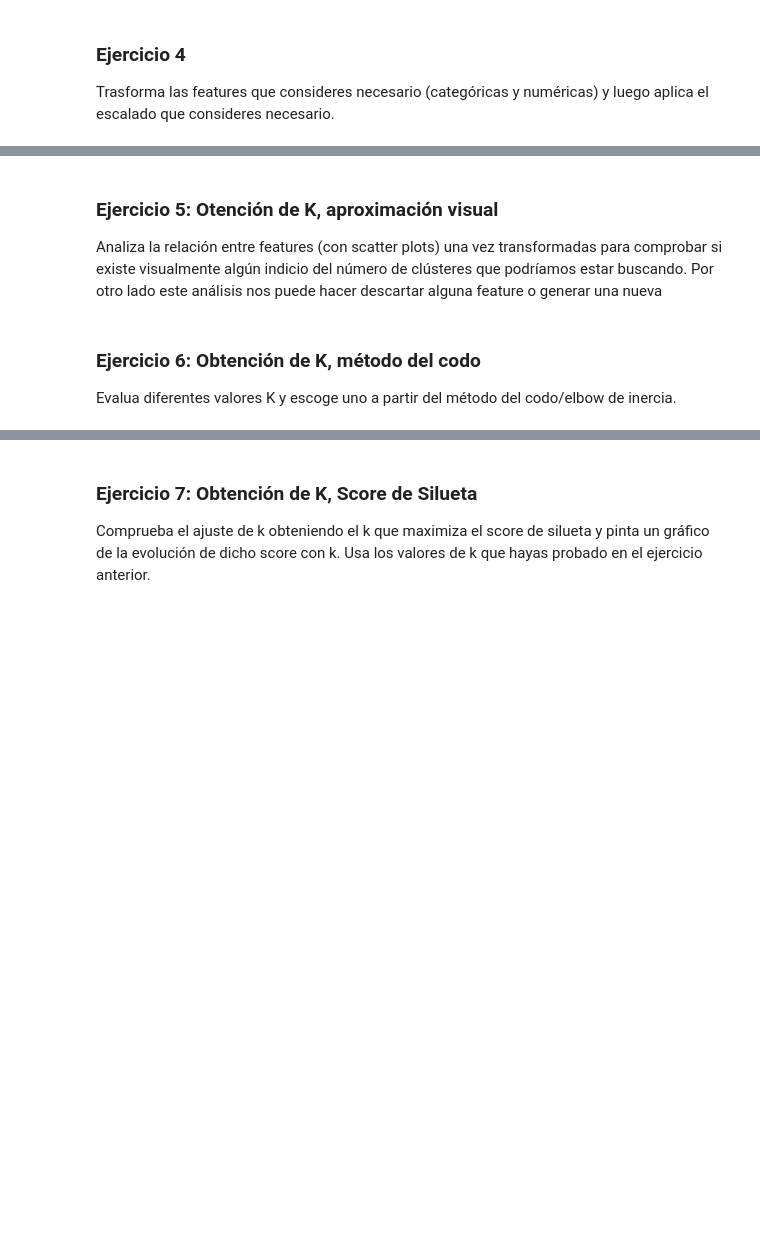
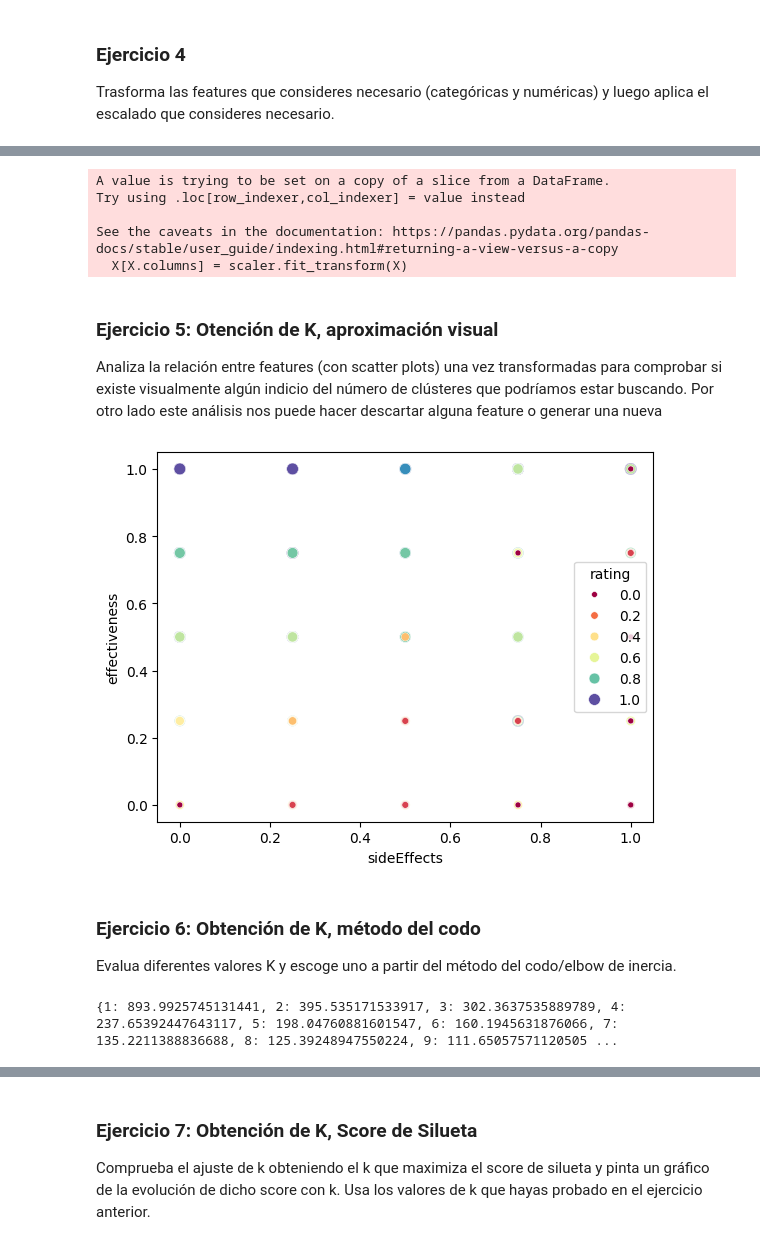
Before and after one commit to vrieraj/ONLINE_DS_THEBRIDGE_Ejercicios, a Jupyter notebook: 04_Machine_Learning/Sprint_13/Unidad_01/Ejercicios_Workout/13_Ejercicios_K-Means.ipynb, the cells around one changed output, grey strips where cells are left out. Saved outputs shown, nothing was run; the diff lists cells and outputs as text; code cells hidden in the pictures; blank space fills up the shorter version.

```diff
--- a/04_Machine_Learning/Sprint_13/Unidad_01/Ejercicios_Workout/13_Ejercicios_K-Means.ipynb
+++ b/04_Machine_Learning/Sprint_13/Unidad_01/Ejercicios_Workout/13_Ejercicios_K-Means.ipynb
@@ -57,3 +79,6 @@ Como es un problema no supervisado (vamos a intentar agrupar los medicamentos si
 ### Ejercicio 3
 
 Construye un train set (llámalo X) sólo con las features que hayas seleccionado del ejercicio anterior (es decir las que no hayas descartado como posibles features)
+# %%
+X = df[['rating', 'sideEffects', 'effectiveness']]
+X.info()
@@ -63,0 +121,6 @@ Trasforma las features que consideres necesario (categóricas y numéricas) y lu
+# %%
+side_effects = {'No Side Effects':0,'Mild Side Effects':1, 'Moderate Side Effects':2, 'Severe Side Effects':3, 'Extremely Severe Side Effects':4}
+effecttiveness = {'Ineffective':0,'Marginally Effective':1, 'Moderately Effective':2, 'Considerably Effective':3, 'Highly Effective':4}
+
+X.sideEffects = X.sideEffects.map(side_effects)
+X.effectiveness = X.effectiveness.map(effecttiveness)
@@ -64,8 +138,32 @@ Trasforma las features que consideres necesario (categóricas y numéricas) y lu
+# %%
+scaler = MinMaxScaler()
+X[X.columns] = scaler.fit_transform(X)
+# %% [output]
+A value is trying to be set on a copy of a slice from a DataFrame.
+Try using .loc[row_indexer,col_indexer] = value instead
+
+See the caveats in the documentation: https://pandas.pydata.org/pandas-docs/stable/user_guide/indexing.html#returning-a-view-versus-a-copy
+  X[X.columns] = scaler.fit_transform(X)
 # %% [markdown]
 ### Ejercicio 5: Otención de K, aproximación visual
 
 Analiza la relación entre features (con scatter plots) una vez transformadas para comprobar si existe visualmente algún indicio del número de clústeres que podríamos estar buscando. Por otro lado este análisis nos puede hacer descartar alguna feature o generar una nueva
+# %%
+sns.scatterplot(X, x='sideEffects', y='effectiveness', hue='rating', size='rating', palette='Spectral');
+# %% [output]
+[figure, added]
 # %% [markdown]
 ### Ejercicio 6: Obtención de K, método del codo
 
 Evalua diferentes valores K y escoge uno a partir del método del codo/elbow de inercia.
+# %%
+inertia = {}
+
+for k in range(1,11):
+    cluster = KMeans(n_clusters = k)
+    cluster.fit(X)
+    inertia[k] = cluster.inertia_
+
+print(inertia)
+# %% [output]
+{1: 893.9925745131441, 2: 395.535171533917, 3: 302.3637535889789, 4: 237.65392447643117, 5: 198.04760881601547, 6: 160.1945631876066, 7: 135.2211388836688, 8: 125.39248947550224, 9: 111.65057571120505 ...
```
Also changed, not shown: parts of 10 cells of this notebook, 1 other file.
